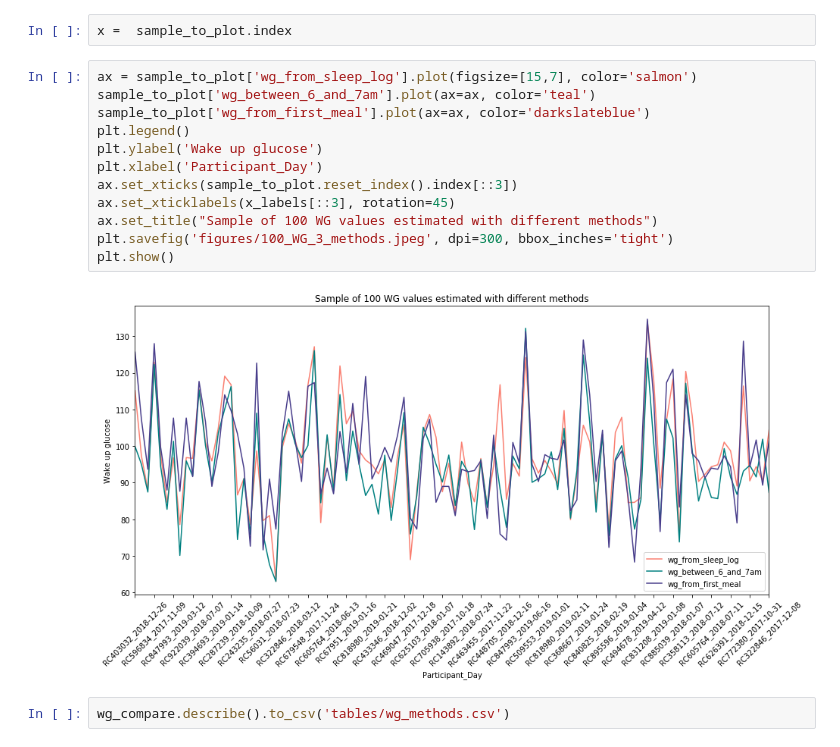
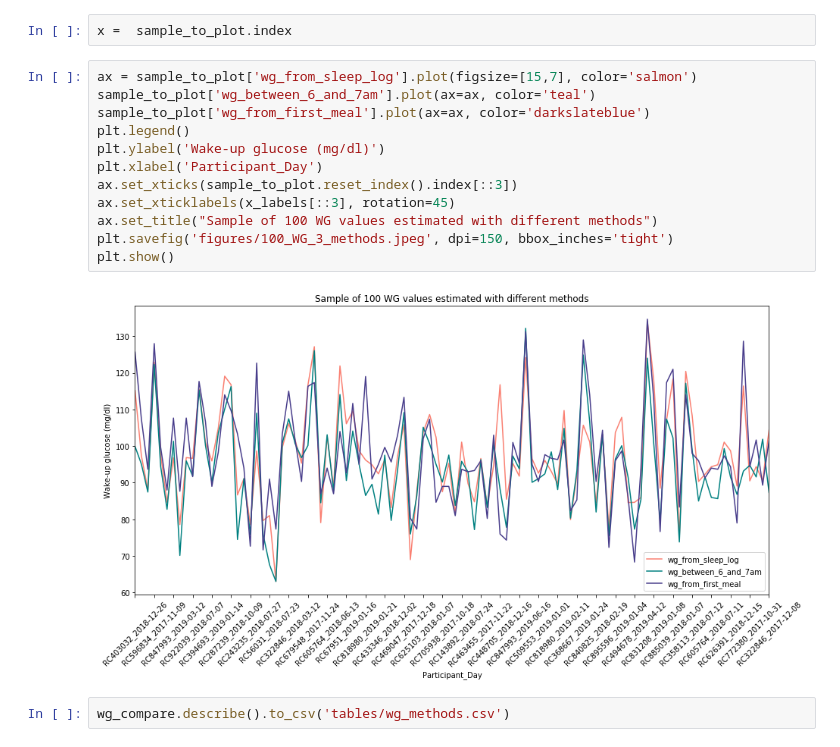
Before and after one commit to ElviraMingazova/MA_Thesis, a Jupyter notebook: Predictions from the diet and personal features.ipynb, the cells around one changed output. Saved outputs shown, nothing was run; the diff lists cells and outputs as text.

```diff
--- a/Predictions from the diet and personal features.ipynb
+++ b/Predictions from the diet and personal features.ipynb
@@ -1002,17 +1002,17 @@ x =  sample_to_plot.index
 # %%
 ax = sample_to_plot['wg_from_sleep_log'].plot(figsize=[15,7], color='salmon')
 sample_to_plot['wg_between_6_and_7am'].plot(ax=ax, color='teal')
 sample_to_plot['wg_from_first_meal'].plot(ax=ax, color='darkslateblue')
 plt.legend()
-plt.ylabel('Wake up glucose')
+plt.ylabel('Wake-up glucose (mg/dl)')
 plt.xlabel('Participant_Day')
 ax.set_xticks(sample_to_plot.reset_index().index[::3])
 ax.set_xticklabels(x_labels[::3], rotation=45)
 ax.set_title("Sample of 100 WG values estimated with different methods")
-plt.savefig('figures/100_WG_3_methods.jpeg', dpi=300, bbox_inches='tight')
+plt.savefig('figures/100_WG_3_methods.jpeg', dpi=150, bbox_inches='tight')
 plt.show()
 # %% [output]
-[figure, old version]
+[figure, new version]
 # %%
 wg_compare.describe().to_csv('tables/wg_methods.csv')
 # %%
```
Also changed, not shown: parts of 18 cells of this notebook.
